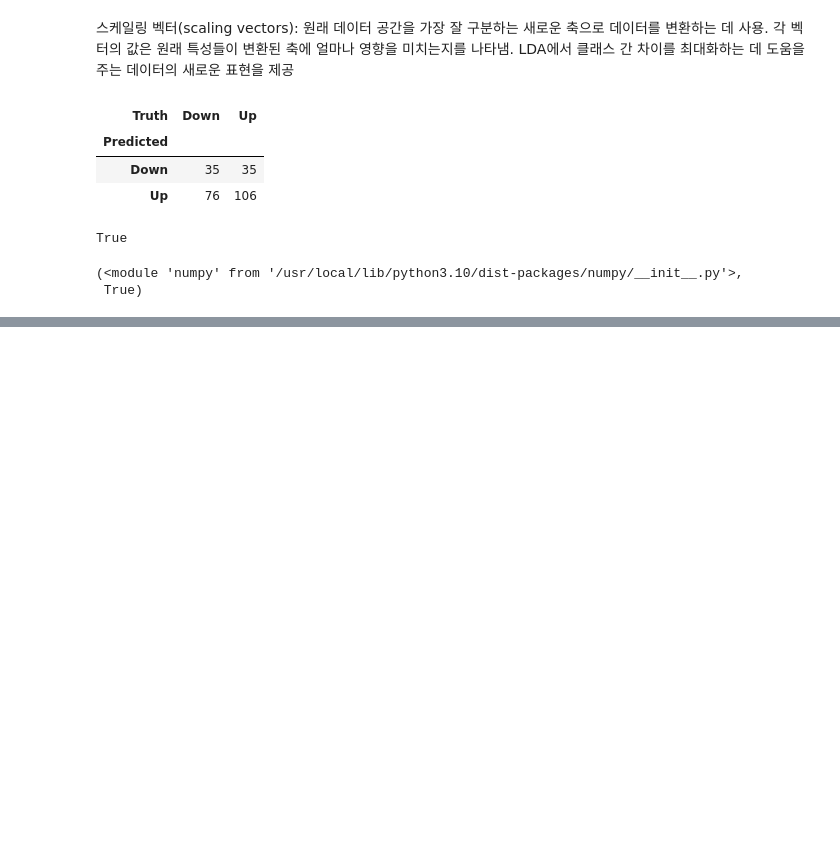
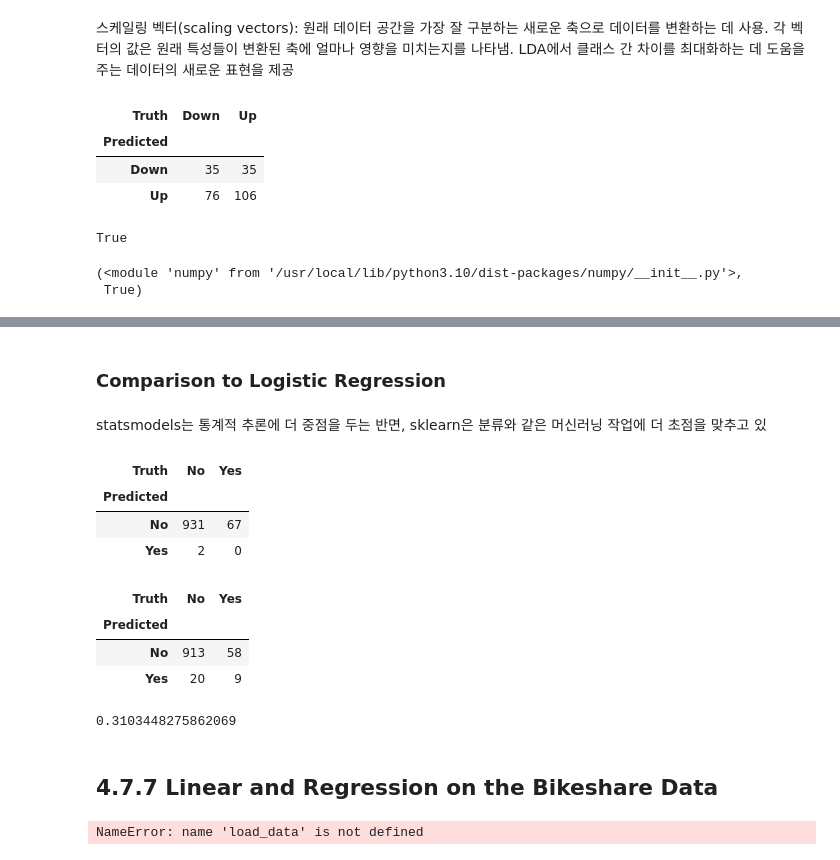
Before and after one commit to 2Ju1/AI_2024WinterStudy, a Jupyter notebook: ISLP_lab/Lesson4_lab.ipynb, the cells around one changed output, grey strips where cells are left out. Drawn from its saved outputs; the diff is of its cells as text; code cells hidden in the pictures; blank space fills up the shorter version.

```diff
--- a/ISLP_lab/Lesson4_lab.ipynb
+++ b/ISLP_lab/Lesson4_lab.ipynb
@@ -269,0 +379,3 @@ np,all(
+# %%
+scaler=StandardScaler(with_mean=True, with_std=True, copy=True)
+#한번에 스케일링 해주다니 매우 편리하군
@@ -269,0 +449,34 @@ np,all(
+# %% [markdown]
+### Comparison to Logistic Regression
+# %% [markdown]
+statsmodels는 통계적 추론에 더 중점을 두는 반면, sklearn은 분류와 같은 머신러닝 작업에 더 초점을 맞추고 있
+# %%
+logit=LogisticRegression(C=1e10, solver= 'liblinear')
+logit.fit(X_train, y_train)
+logit_pred=logit.predict_proba(X_test)
+logit_labels=np.where(logit_pred[:,1]>0.5,'Yes','No')
+confusion_table(logit_labels,y_test)
+#오타인 것 같다 확률인데 5보다 크다?0.5로 바꾸겠음
+# %% [output]
+| Truth | No | Yes |
+| Predicted |  |  |
+| No | 931 | 67 |
+| Yes | 2 | 0 |
+# %%
+logit_labels=np.where(logit_pred[:,1]>0.25,'Yes','No')
+confusion_table(logit_labels, y_test)
+# %% [output]
+| Truth | No | Yes |
+| Predicted |  |  |
+| No | 913 | 58 |
+| Yes | 20 | 9 |
+# %%
+9/(20+9)
+# %% [output]
+0.3103448275862069
+# %% [markdown]
+## 4.7.7 Linear and Regression on the Bikeshare Data
+# %%
+Bike=load_data('Bikeshare')
+# %% [output]
+NameError: name 'load_data' is not defined
```
Also changed, not shown: parts of 31 cells of this notebook, 25 other files.
